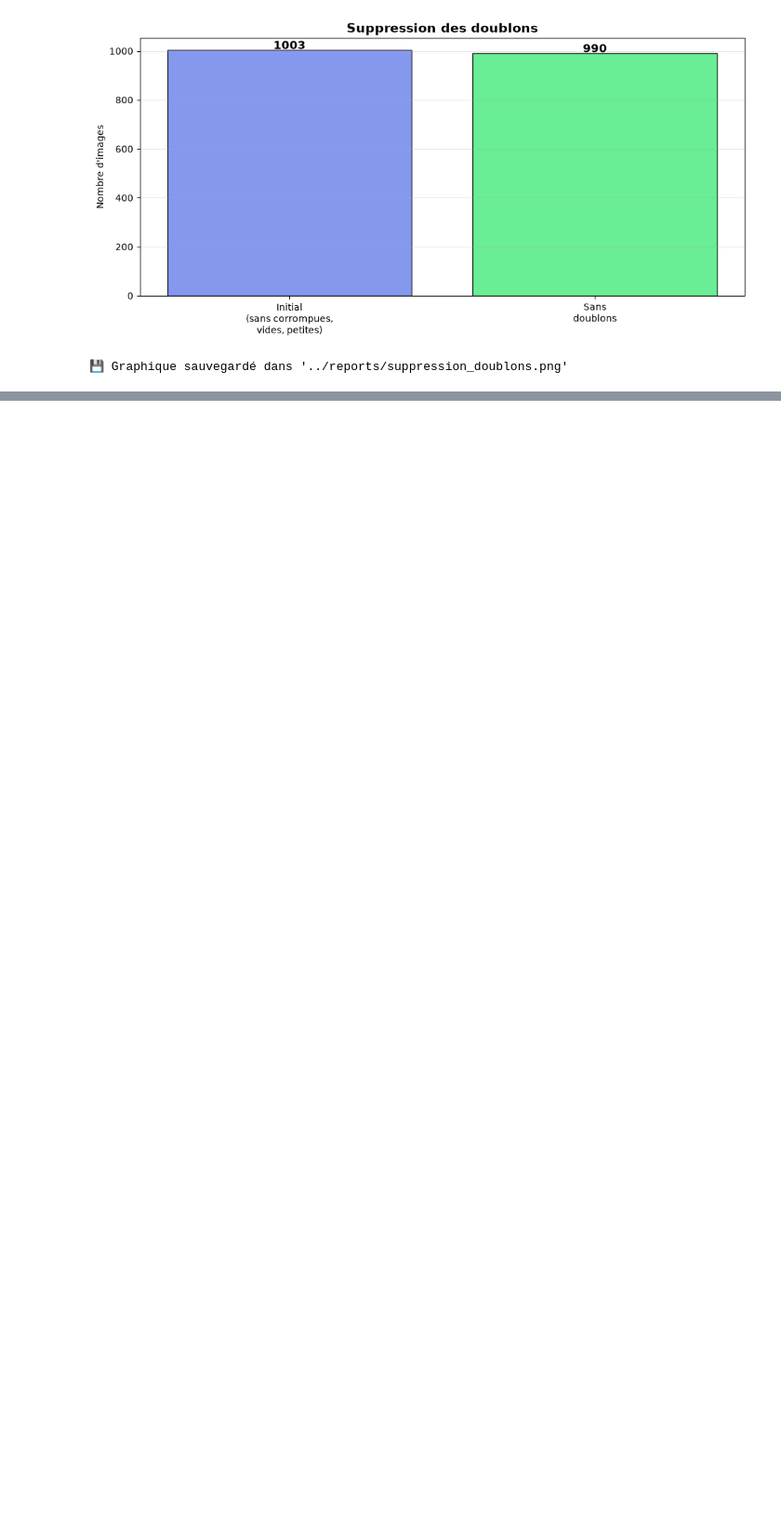
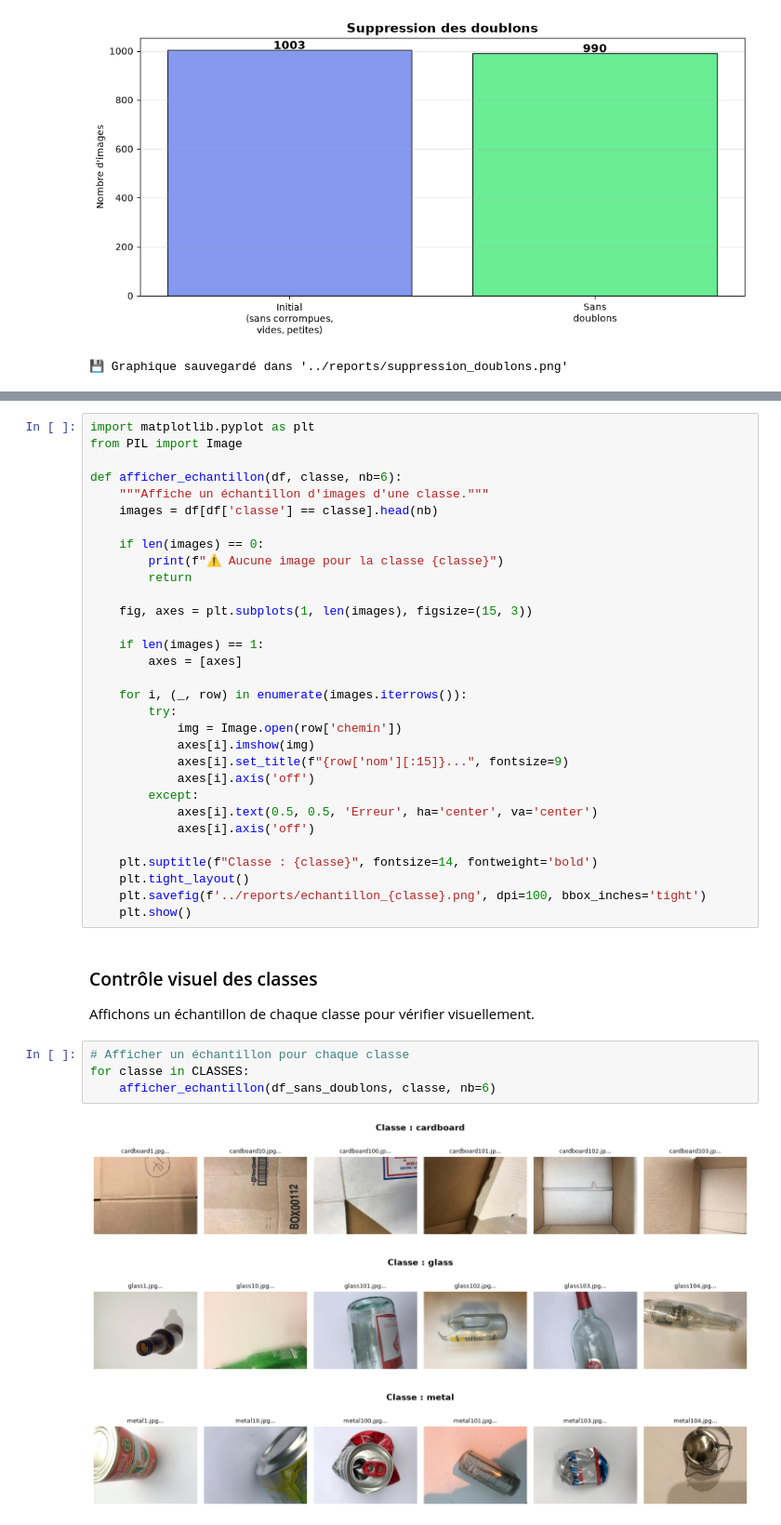
Before and after one commit to boltn5107-sos/Donnees-Images, a Jupyter notebook: notebooks/atelier_prepa_donnees_images.ipynb, the cells around one changed output, grey strips where cells are left out. Shown at 93% size. Saved outputs shown, nothing was run; the diff lists cells and outputs as text; blank space fills up the shorter version.

```diff
--- a/notebooks/atelier_prepa_donnees_images.ipynb
+++ b/notebooks/atelier_prepa_donnees_images.ipynb
@@ -1112,0 +1143,43 @@ print("💾 Graphique sauvegardé dans '../reports/suppression_doublons.png'")
+# %%
+import matplotlib.pyplot as plt
+from PIL import Image
+
+def afficher_echantillon(df, classe, nb=6):
+    """Affiche un échantillon d'images d'une classe."""
+    images = df[df['classe'] == classe].head(nb)
+
+    if len(images) == 0:
+        print(f"⚠️ Aucune image pour la classe {classe}")
+        return
+
+    fig, axes = plt.subplots(1, len(images), figsize=(15, 3))
+
+    if len(images) == 1:
+        axes = [axes]
+
+    for i, (_, row) in enumerate(images.iterrows()):
+        try:
+            img = Image.open(row['chemin'])
+            axes[i].imshow(img)
+            axes[i].set_title(f"{row['nom'][:15]}...", fontsize=9)
+            axes[i].axis('off')
+        except:
+            axes[i].text(0.5, 0.5, 'Erreur', ha='center', va='center')
+            axes[i].axis('off')
+
+    plt.suptitle(f"Classe : {classe}", fontsize=14, fontweight='bold')
+    plt.tight_layout()
+    plt.savefig(f'../reports/echantillon_{classe}.png', dpi=100, bbox_inches='tight')
+    plt.show()
+# %% [markdown]
+### Contrôle visuel des classes
+
+Affichons un échantillon de chaque classe pour vérifier visuellement.
+# %%
+# Afficher un échantillon pour chaque classe
+for classe in CLASSES:
+    afficher_echantillon(df_sans_doublons, classe, nb=6)
+# %% [output]
+[figure, added]
+[figure, added]
+[figure, added]
```
Also changed, not shown: parts of 8 cells of this notebook, 7 other files.
